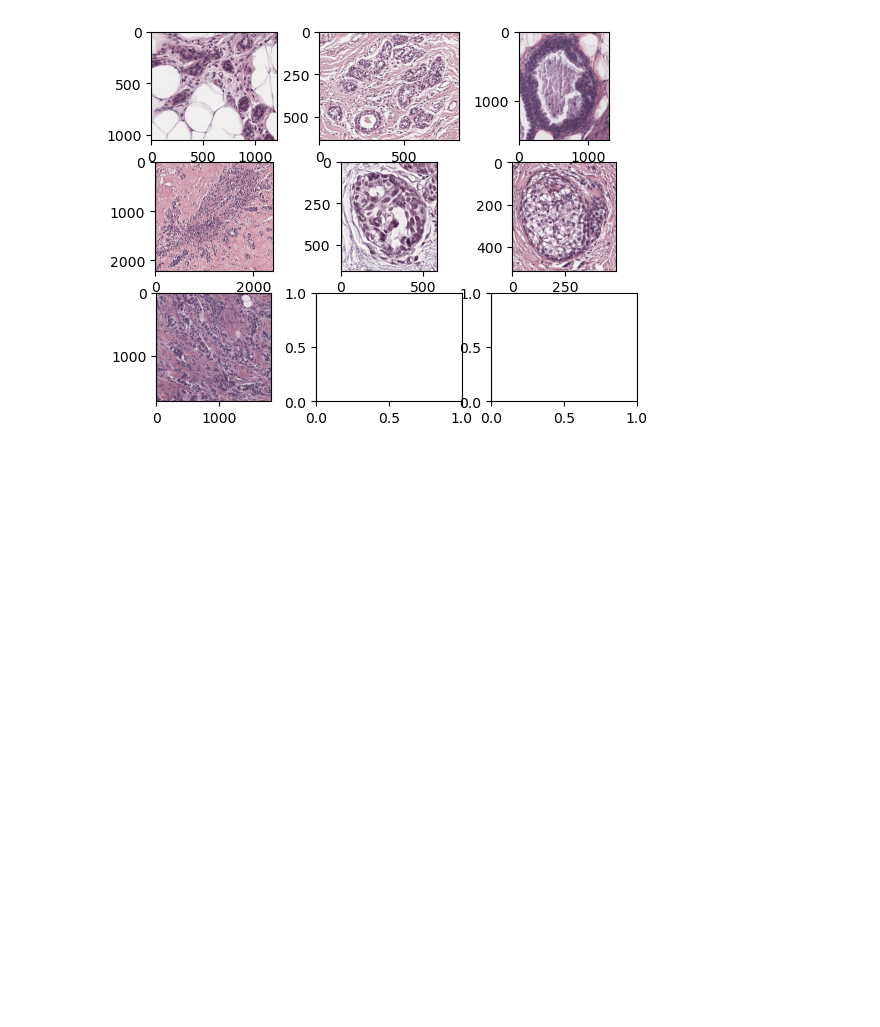
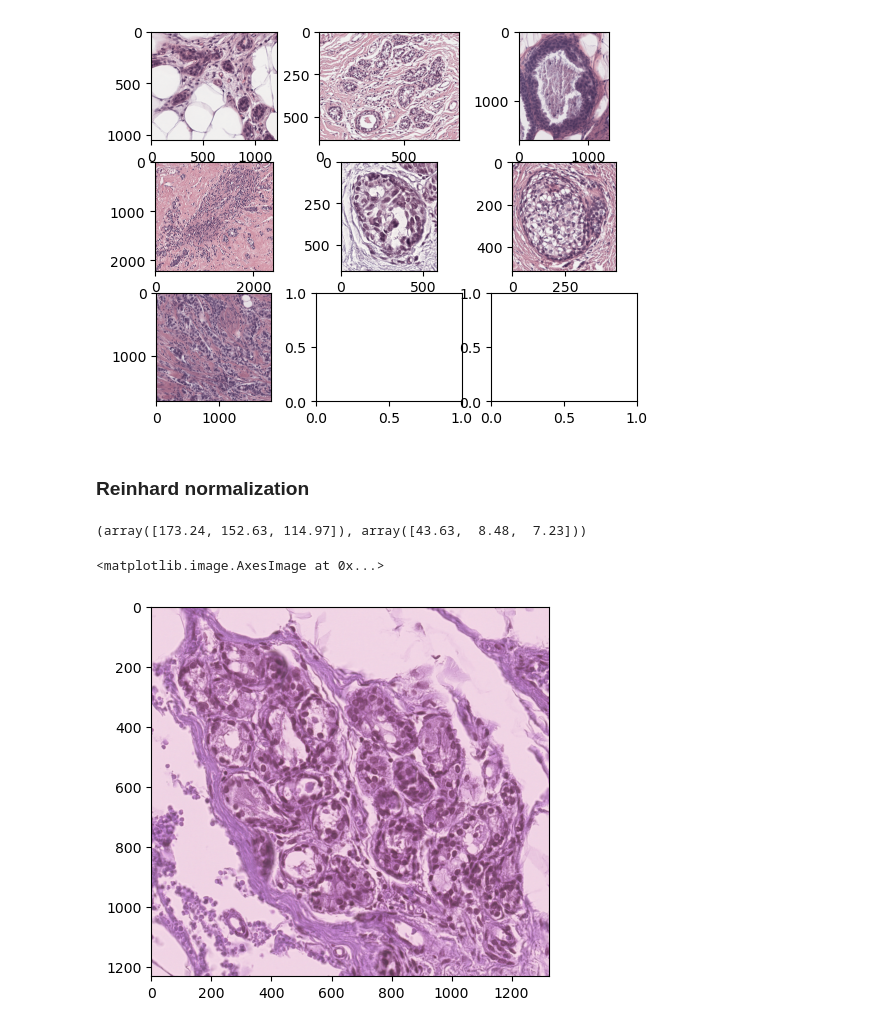
Before and after one commit to Devnetly/Breast-Cancer-Classification, a Jupyter notebook: notebooks/Preprocessing/stain_normalization.ipynb, the cells around one changed output. Cells and saved outputs as stored; diff of their text form; code cells hidden in the pictures; blank space fills up the shorter version.

Commit message:
stain normalization & augmentation

```diff
--- a/notebooks/EDA/stain_normalization.ipynb
+++ b/notebooks/Preprocessing/stain_normalization.ipynb
@@ -119,2 +125,17 @@ for row in axes:
 # %% [output]
 [figure]
+# %% [markdown]
+### Reinhard normalization
+# %%
+normalizer = ReinhardNotmalizer(template_img_src=src)
+normalizer.mean, normalizer.std
+# %% [output]
+(array([173.24, 152.63, 114.97]), array([43.63,  8.48,  7.23]))
+# %%
+dst_img = Image.open(dst)
+# %%
+result = normalizer(dst_img)
+plt.imshow(result)
+# %% [output]
+<matplotlib.image.AxesImage at 0x...>
+[figure, added]
```
Also changed, not shown: parts of 3 cells of this notebook, 11 other files.
